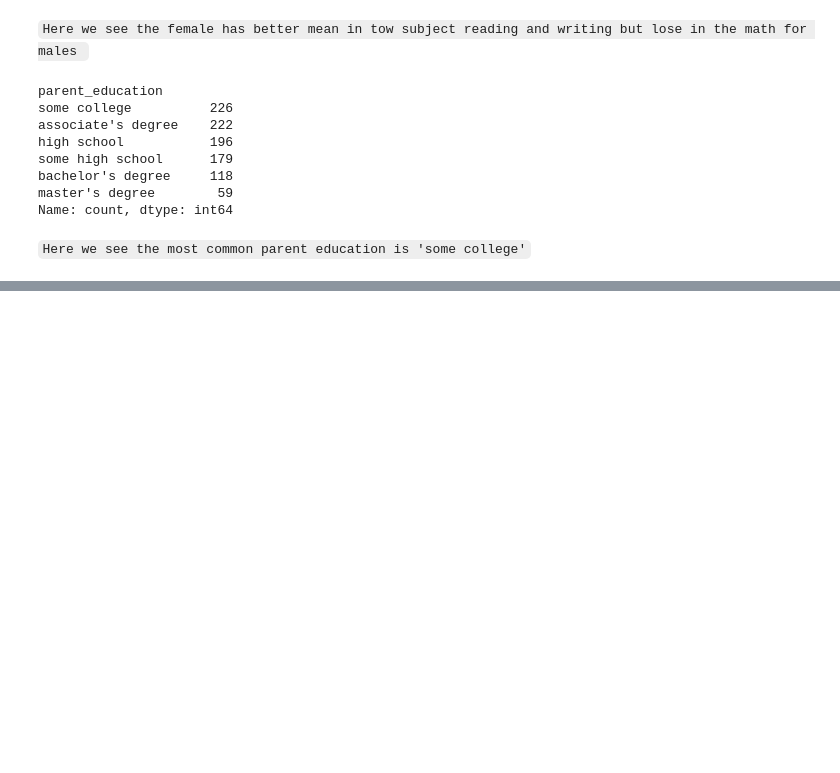
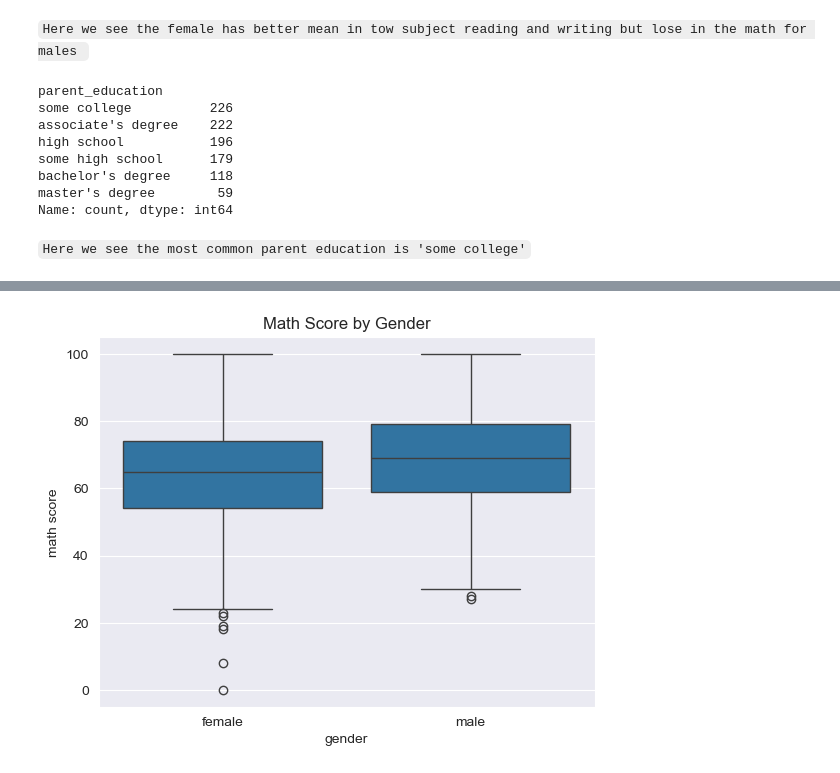
Before and after one commit to rami-othman/Students-Performance-Analysis, a Jupyter notebook: Students Performance Analysis.ipynb, the cells around one changed output, grey strips where cells are left out. Drawn from its saved outputs; the diff is of its cells as text; code cells hidden in the pictures; blank space fills up the shorter version.

```diff
--- a/Students Performance Analysis.ipynb
+++ b/Students Performance Analysis.ipynb
@@ -228,0 +256,6 @@ Name: count, dtype: int64
+# %%
+sns.boxplot(x='gender', y='math score', data=df)
+plt.title("Math Score by Gender")
+plt.show()
+# %% [output]
+[figure, added]
```
Also changed, not shown: parts of 18 cells of this notebook.
